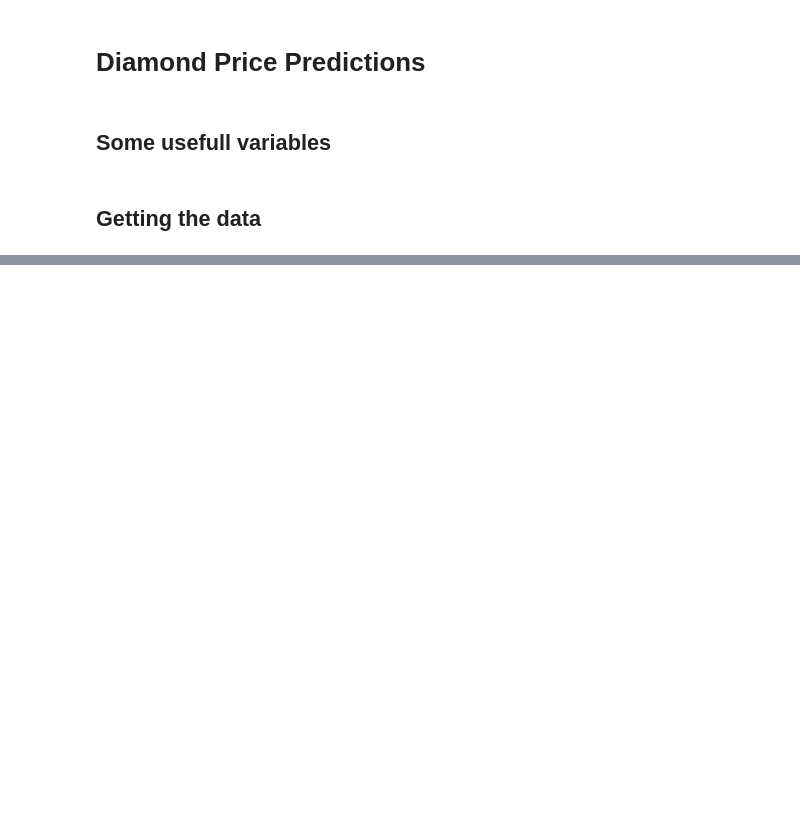
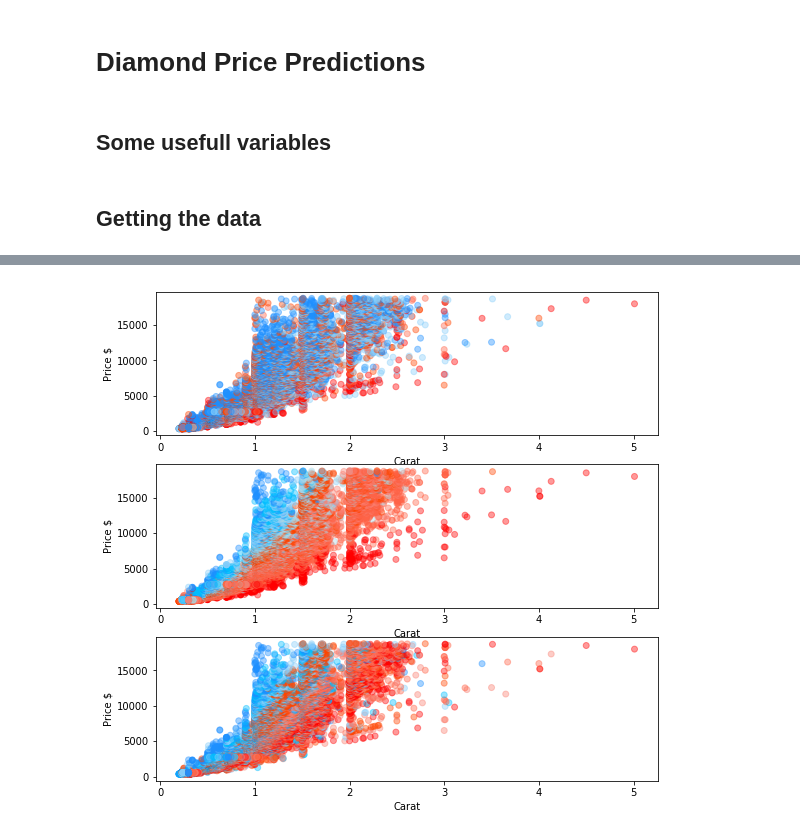
Before and after one commit to Choqs/Diamond-Price-Predictions, a Jupyter notebook: src/diamond-price-predictions.ipynb, the cells around one changed output, grey strips where cells are left out. Drawn from its saved outputs; the diff is of its cells as text; code cells hidden in the pictures; blank space fills up the shorter version.

```diff
--- a/src/diamond-price-predictions.ipynb
+++ b/src/diamond-price-predictions.ipynb
@@ -43,0 +76,17 @@ display(df.head())
+# %%
+plt.figure(figsize=(9, 9))
+colors_map = ['red', 'tomato', 'salmon', 'orangered', 'lightblue', 'lightskyblue', 'deepskyblue', 'dodgerblue', 'blue']
+cut_labels = ['Fair', 'Good', 'Very Good', 'Premium', 'Ideal']
+clarity_labels = ['I1', 'SI2', 'SI1', 'VS2', 'VS1', 'VVS2', 'VVS1', 'IF']
+color_labels = ['J', 'I', 'H', 'G', 'F', 'E', 'D']
+color_names = ['cut', 'clarity', 'color']
+labels = [cut_labels, clarity_labels, color_labels]
+for i in range(3):
+    plt.subplot(3, 1, i + 1)
+    colors = df[color_names[i]].apply(lambda x: colors_map[int(labels[i].index(x) / len(labels[i]) * len(colors_map))])
+    plt.scatter(df.carat, df.price, alpha=0.4, c=colors)
+    plt.xlabel("Carat")
+    plt.ylabel("Price $")
+plt.show()
+# %% [output]
+[figure, added]
```
Also changed, not shown: parts of 8 cells of this notebook, 2 other files.
